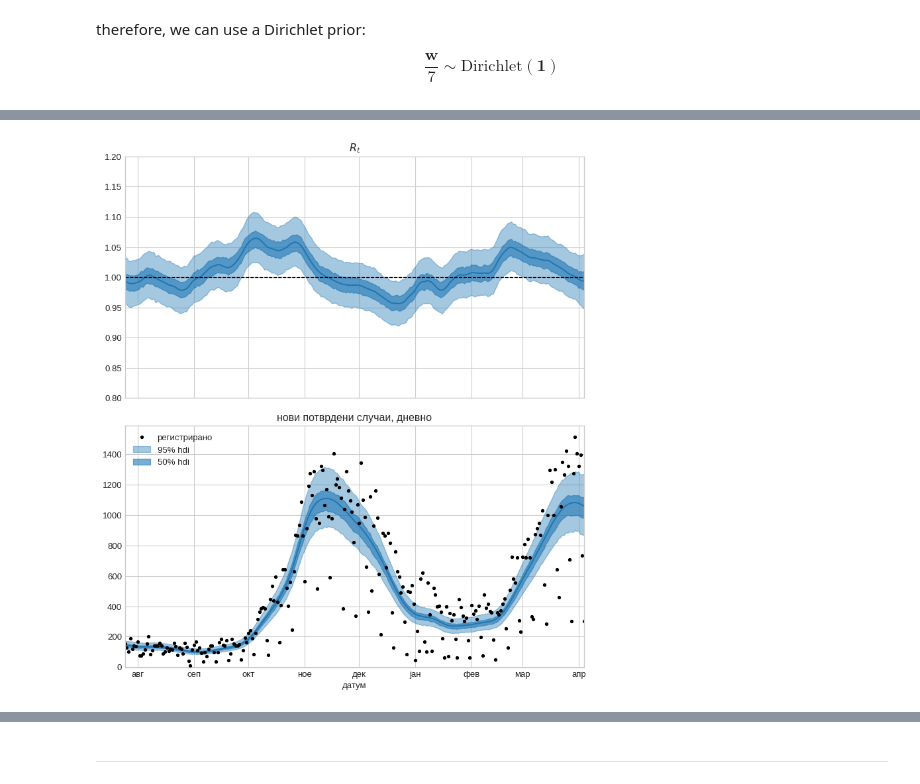
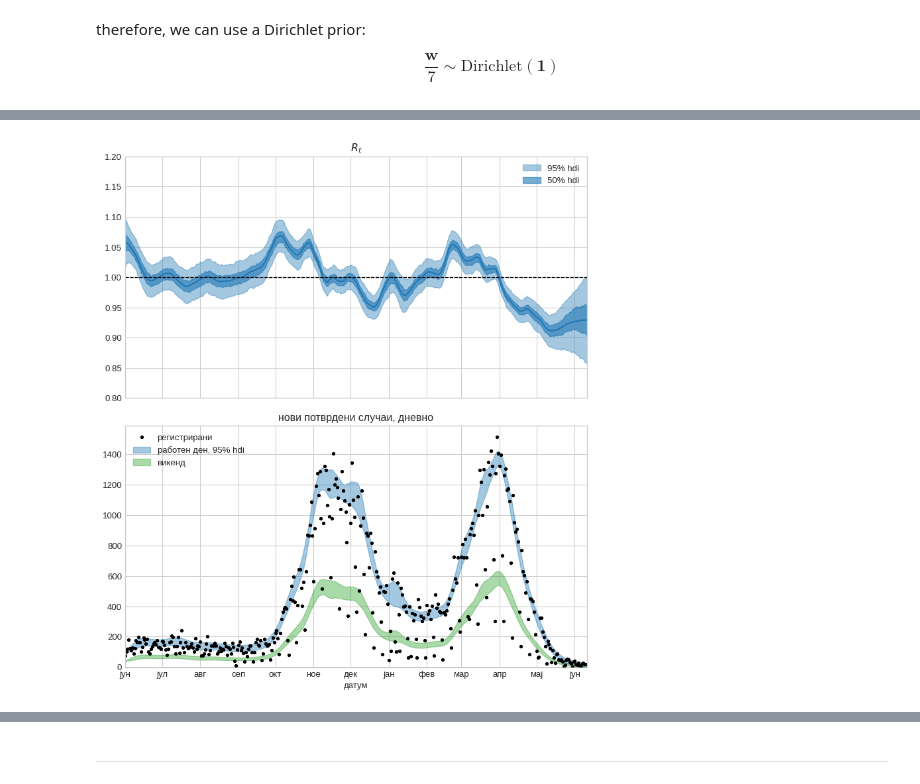
Before and after one commit to petrushev/bayesian-modeling, a Jupyter notebook: 07 covid19/simple-MK.ipynb, the cells around one changed output, grey strips where cells are left out. Cells and saved outputs as stored; diff of their text form; code cells hidden in the pictures.

```diff
--- a/07 covid19/simple-MK.ipynb
+++ b/07 covid19/simple-MK.ipynb
@@ -17,7 +18,7 @@ plt.rcParams.update({'figure.figsize': [10, 5], 'figure.dpi': 95})
 # %%
 data = pd.read_csv('https://raw.githubusercontent.com/treker-mk/data/master/csv/stats.csv')
 data = data.assign(date = pd.to_datetime(data.date))
-data = data[data.day >= 0]
+data = data[data.date.dt.date >= date(2020, 6, 1)]
 data.tail(5)[['date', 'cases.confirmed']]
 # %% [output]
 |  | date | cases.confirmed |
@@ -132,41 +175,40 @@ None
 # %%
 locale.setlocale(6, 'mk_MK.UTF-8')
 
 fig, (ax1, ax2) = plt.subplots(2, 1, figsize=(8, 9), sharex=True)
-tmp = az.hdi(trace5['R'] , hdi_prob=0.95)
+tmp = az.hdi(trace6['R'] , hdi_prob=0.95)
 tmp = pd.DataFrame(tmp, index=data['date'])
-tmp = tmp.assign(mean_ = trace5['R'].mean(axis=0))
-tmp.mean_.plot(ax=ax1)
-ax1.fill_between(tmp.index, tmp[0].values, tmp[1].values, alpha=.4, color='C0')
+tmp = tmp.assign(mean_ = trace6['R'].mean(axis=0))
+tmp.mean_.plot(ax=ax1, label='')
+ax1.fill_between(tmp.index, tmp[0].values, tmp[1].values, alpha=.4, color='C0', label='95% hdi')
 
-tmp = az.hdi(trace5['R'] , hdi_prob=0.5)
+tmp = az.hdi(trace6['R'] , hdi_prob=0.5)
 tmp = pd.DataFrame(tmp, index=data['date'])
-ax1.fill_between(tmp.index, tmp[0].values, tmp[1].values, alpha=.6, color='C0')
+ax1.fill_between(tmp.index, tmp[0].values, tmp[1].values, alpha=.6, color='C0', label='50% hdi')
 
 ax1.axhline(1, linestyle='--', linewidth=1, color='k')
 ax1.set(title='$R_t$', xlabel='датум', ylim=(0.8, 1.2))
+ax1.legend()
 
-tmp = az.hdi(trace5['mu_true'], hdi_prob=0.95)
+tmp = az.hdi(trace6['mu_true'] * trace6['w'][:, :5].mean(axis=1).reshape(-1, 1), hdi_prob=0.95)
 tmp = pd.DataFrame(tmp, index=data['date'])
-tmp = tmp.assign(mean_ = trace5['mu_true'].mean(axis=0))
-tmp.mean_.plot(label='')
-ax2.fill_between(tmp.index, tmp[0].values, tmp[1].values, alpha=.4, label='95% hdi', color='C0')
+ax2.fill_between(tmp.index, tmp[0].values, tmp[1].values, alpha=.4, label='работен ден, 95% hdi', color='C0')
 
-tmp = az.hdi(trace5['mu_true'], hdi_prob=0.50)
+tmp = az.hdi(trace6['mu_true'] * trace6['w'][:, 5:].mean(axis=1).reshape(-1, 1), hdi_prob=0.95)
 tmp = pd.DataFrame(tmp, index=data['date'])
-ax2.fill_between(tmp.index, tmp[0].values, tmp[1].values, alpha=.6, label='50% hdi', color='C0')
+ax2.fill_between(tmp.index, tmp[0].values, tmp[1].values, alpha=.4, label='викенд', color='C2')
 
 ax2.plot(data['date'], data['cases.confirmed'],
-         color='k', label='регистрирано', marker='.', linewidth=0)
+         color='k', label='регистрирани', marker='.', linewidth=0)
 ax2.set(title='нови потврдени случаи, дневно', xlabel='датум', ylim=(-1, None),
-        xlim=(data.iloc[150:-5].date.min(), data.iloc[150:-5].date.max()))
+        xlim=(None, data.iloc[-5].date))
 
 ax2.legend(loc='upper left')
 ax2.xaxis.set_major_locator(mdates.MonthLocator())
 ax2.xaxis.set_major_formatter(mdates.DateFormatter('%b'))
 
 fig.tight_layout()
 fig.savefig('mk_daily_R.png')
 None
 # %% [output]
-[figure, old version]
+[figure, new version]
```
Also changed, not shown: parts of 19 cells of this notebook, 3 other files.
